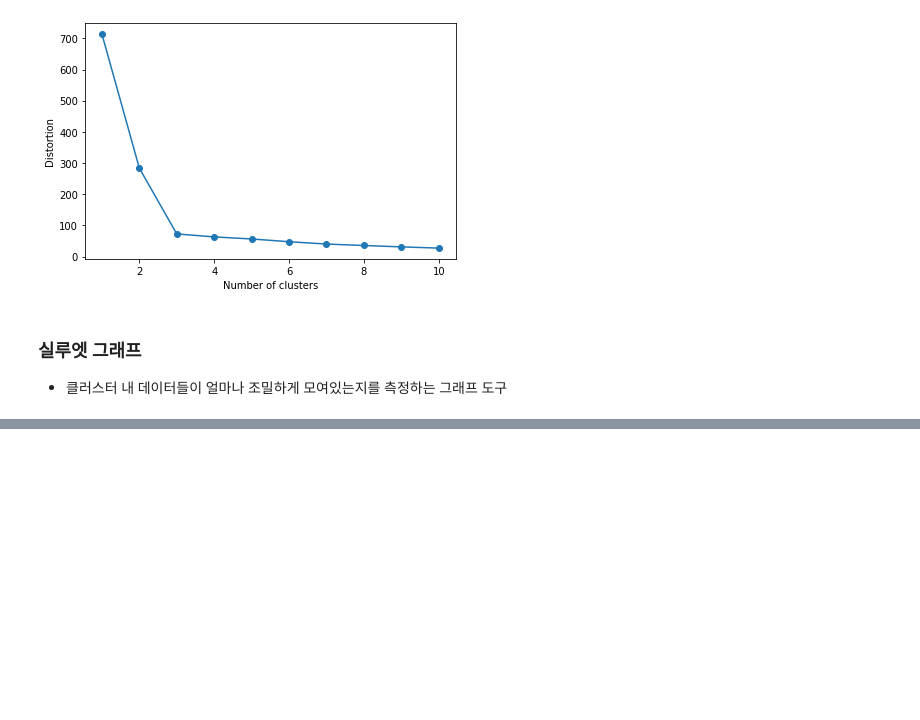
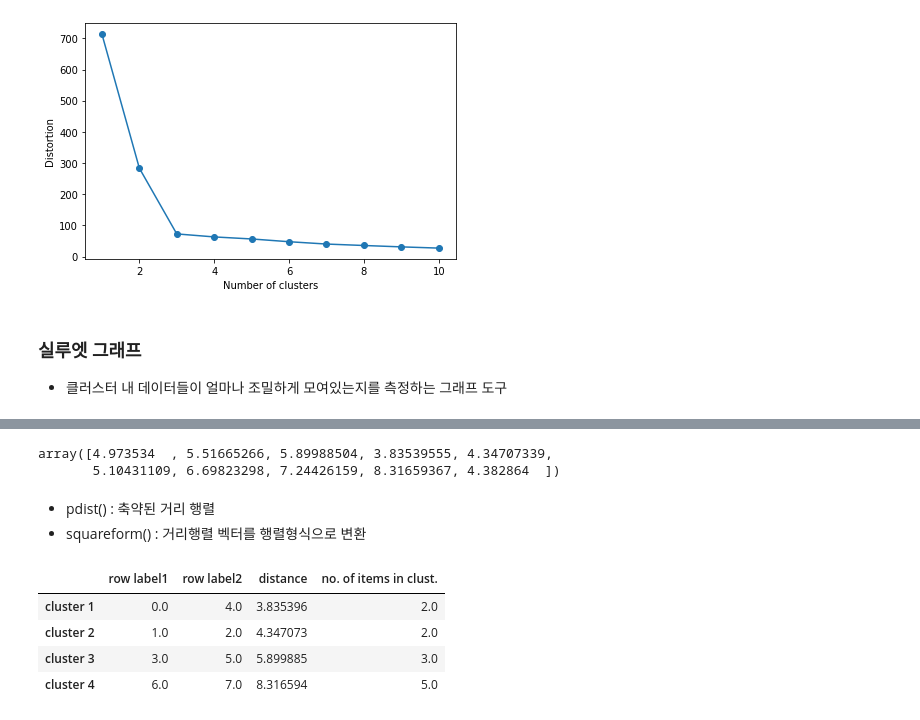
Before and after one commit to GJAI-School/GwangJu-AI, a Jupyter notebook: 군집분석ipynb.ipynb, the cells around one changed output, grey strips where cells are left out. Drawn from its saved outputs; the diff is of its cells as text; code cells hidden in the pictures; blank space fills up the shorter version.

```diff
--- a/군집분석ipynb.ipynb
+++ b/군집분석ipynb.ipynb
@@ -116,0 +119,10 @@ silhouette_vals = silhouette_samples(x, y_km, metric='euclidean') # (임의의
+# %%
+import numpy as np
+np.random.seed(123)
+x = np.random.random_sample([5,3])*10 # 샘플데이터 생성후 어느정도 거리값을 계산해야하므로 10을 곱해줌
+
+import pandas as pd # 위의 데이터를 프레임형식으로 저장하기 위해 사용
+variables = ['X', 'Y', 'Z']
+labels = ['ID_0', 'ID_1', 'ID_2', 'ID_3', 'ID_4']
+df = pd.DataFrame(x, columns=variables, index=labels)
+df
@@ -116,0 +136,11 @@ silhouette_vals = silhouette_samples(x, y_km, metric='euclidean') # (임의의
+# %%
+from scipy.spatial.distance import pdist, squareform
+
+y = pdist(df) # df <- x,y,z
+y
+# %% [output]
+array([4.973534  , 5.51665266, 5.89988504, 3.83539555, 4.34707339,
+       5.10431109, 6.69823298, 7.24426159, 8.31659367, 4.382864  ])
+# %% [markdown]
+- pdist() : 축약된 거리 행렬
+- squareform() : 거리행렬 벡터를 행렬형식으로 변환
@@ -116,0 +159,13 @@ silhouette_vals = silhouette_samples(x, y_km, metric='euclidean') # (임의의
+# %%
+row_clusters = linkage(pdist(df, metric='euclidean'),
+                       method='complete')
+
+pd.DataFrame(row_clusters,
+             columns = ['row label1', 'row label2', 'distance', 'no. of items in clust.'],
+             index = ['cluster %d' %(i+1) for i in range(row_clusters.shape[0])])
+# %% [output]
+|  | row label1 | row label2 | distance | no. of items in clust. |
+| cluster 1 | 0.0 | 4.0 | 3.835396 | 2.0 |
+| cluster 2 | 1.0 | 2.0 | 4.347073 | 2.0 |
+| cluster 3 | 3.0 | 5.0 | 5.899885 | 3.0 |
+| cluster 4 | 6.0 | 7.0 | 8.316594 | 5.0 |
```
Also changed, not shown: parts of 8 cells of this notebook.
